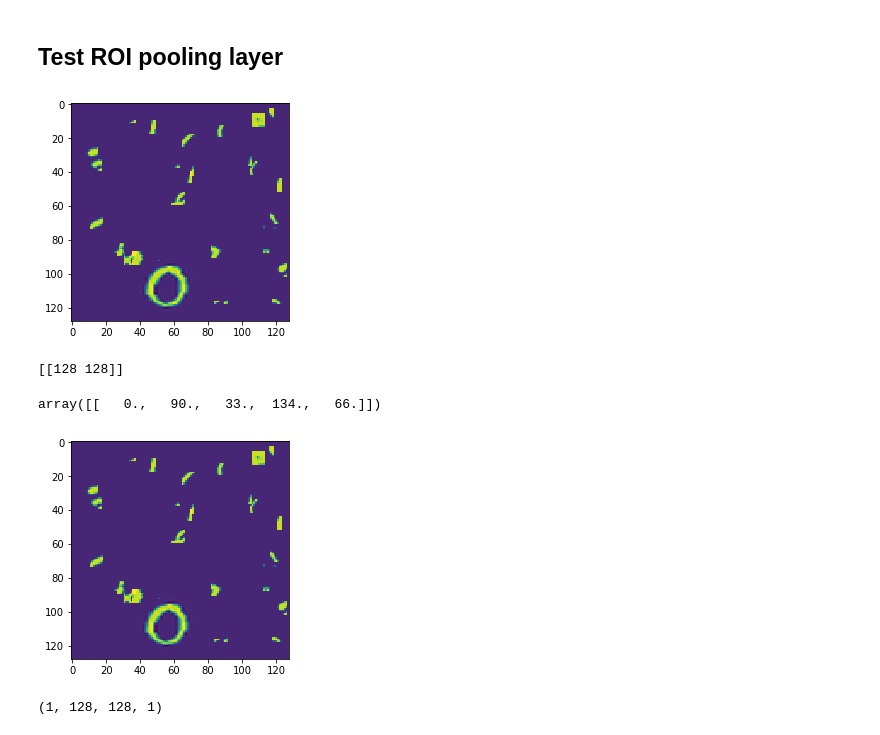
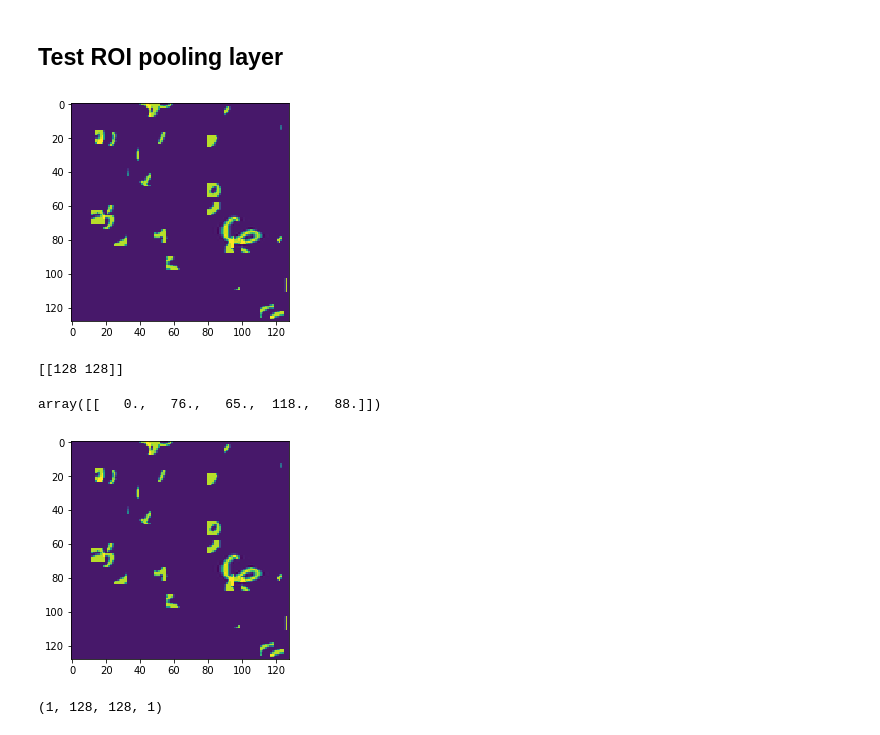
Before and after one commit to kevinjliang/tf-Faster-RCNN, a Jupyter notebook: Development/test_faster_rcnn_networks.ipynb, the cells around one changed output. Saved outputs shown, nothing was run; the diff lists cells and outputs as text; code cells hidden in the pictures.

```diff
--- a/Development/test_faster_rcnn_networks.ipynb
+++ b/Development/test_faster_rcnn_networks.ipynb
@@ -228,24 +197,24 @@ im_dims_tf = tf.placeholder(tf.int32, [None, 2])
 
 pooledFeatures = roi_pool(featMap_tf,roi_tf,im_dims_tf)
 # %%
-imfile = '../Data/data_clutter/Test/Images/img13.png'
+imfile = '../Data/data_clutter/Test/Images/img88.png'
 img = imread(imfile)
 im_dims = np.array(img.shape)
 im_dims = im_dims.reshape((-1,2))
 plt.imshow(img)
 plt.show()
 print(im_dims)
 # %% [output]
-[figure, old version]
+[figure, new version]
 [[128 128]]
 # %%
-gt = np.loadtxt('../Data/data_clutter/Test/Annotations/img13.txt', ndmin=2)
+gt = np.loadtxt('../Data/data_clutter/Test/Annotations/img88.txt', ndmin=2)
 gt_box = gt[:,:4]
 
 roi = np.concatenate(([[0]],gt_box),axis=1)
 roi
 # %% [output]
-array([[   0.,   90.,   33.,  134.,   66.]])
+array([[   0.,   76.,   65.,  118.,   88.]])
 # %%
 # This would be a really dumb output for a CNN,
 # but for testing purposes, it'll do
@@ -255,7 +224,7 @@ plt.show()
 featureMaps = featureMaps.reshape((1,featureMaps.shape[0],featureMaps.shape[1],1))
 print(featureMaps.shape)
 # %% [output]
-[figure, old version]
+[figure, new version]
 (1, 128, 128, 1)
 # %%
 # Run the graph and pray
```
Also changed, not shown: parts of 10 cells of this notebook, 6 other files.
